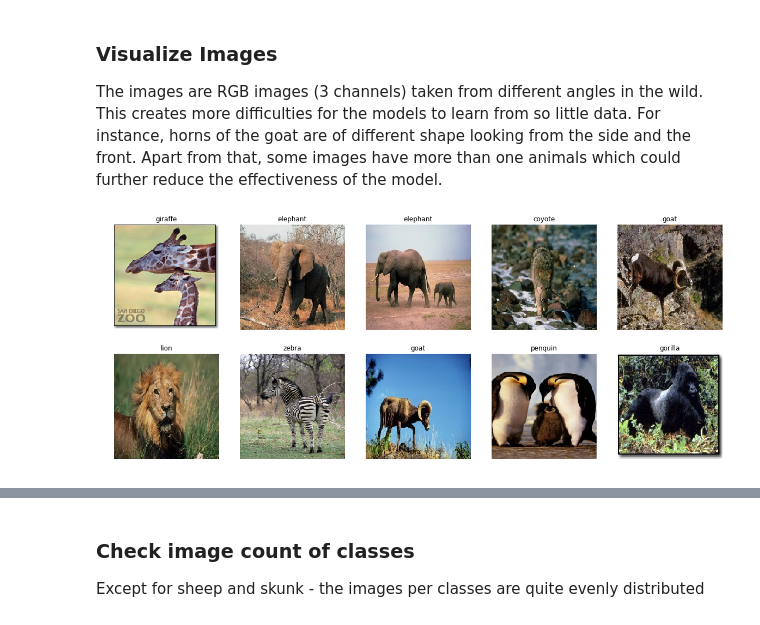
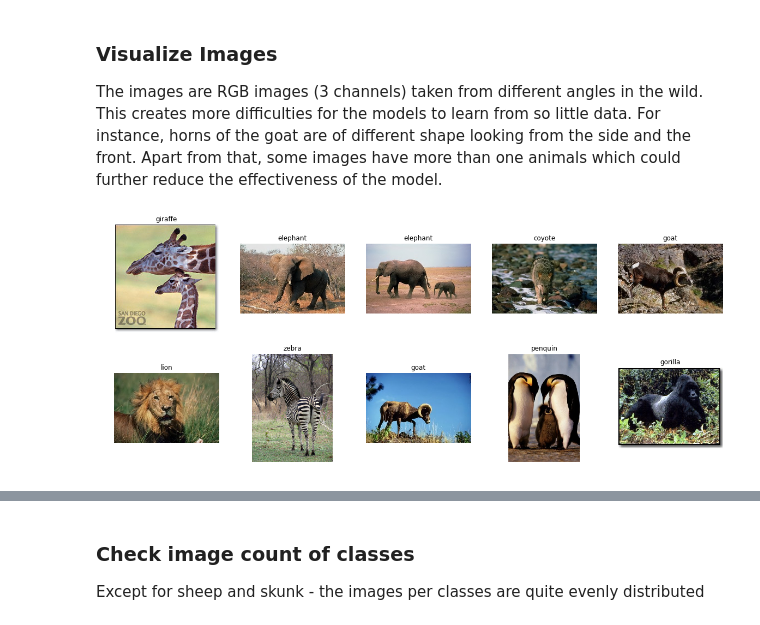
Before and after one commit to edwinwzhe/deep_learning, a Jupyter notebook: mlnano_capstone/mlnano_capstone_project.ipynb, the cells around one changed output, grey strips where cells are left out. Cells and saved outputs as stored; diff of their text form; code cells hidden in the pictures.

```diff
--- a/mlnano_capstone/mlnano_capstone_project.ipynb
+++ b/mlnano_capstone/mlnano_capstone_project.ipynb
@@ -37,13 +39,16 @@ def load_dataset(path, num_classes):
     return files, targets, data.target_names
 
 
-def path_to_3d_tensor(img_path, target_size):
+def path_to_3d_tensor(img_path, target_size=None):
     img = image.load_img(img_path, target_size=target_size)
-    img_array = image.img_to_array(img)
-    return img_array / 255
+    img_array = image.img_to_array(img) / 255
+    return img_array
 
+def path_to_4d_tensor(img_path, target_size=None):
+    img_array = path_to_3d_tensor(img_path, target_size)
+    return np.expand_dims(img_array, axis=0) # (1, 224, 224, 3)
 
-def dataset_to_4d_tensor(path, num_classes, target_size, num_of_image_to_load=None):
+def dataset_to_4d_tensor(path, num_classes, target_size=None, num_of_image_to_load=None):
     files, y, classes = load_dataset(path, num_classes)
 
     if not num_of_image_to_load:
@@ -101,12 +106,15 @@ Test       data loaded: (140, 224, 224, 3)
 The images are RGB images (3 channels) taken from different angles in the wild. This creates more difficulties for the models to learn from so little data.
 For instance, horns of the goat are of different shape looking from the side and the front. Apart from that, some images have more than one animals which could further reduce the effectiveness of the model.
 # %%
+## Loading images in their original shape
+
 plt.figure(figsize=(20, 8))
+X_train_orig, y_train_orig, classes_orig = dataset_to_4d_tensor(train_data_dir, 19)
 
-for i, (X, y) in enumerate(zip(X_train[:10], y_train[:10])):
+for i, (X, y) in enumerate(zip(X_train_orig[:10], y_train_orig[:10])):
     plt.subplot(2, 5, 1 + i)
-    plt.title(classes[np.argmax(y)])
+    plt.title(classes_orig[np.argmax(y)])
     plt.axis('off')
     plt.imshow(X)
 # %% [output]
-[figure, old version]
+[figure, new version]
```
Also changed, not shown: parts of 23 cells of this notebook, 17 other files.
